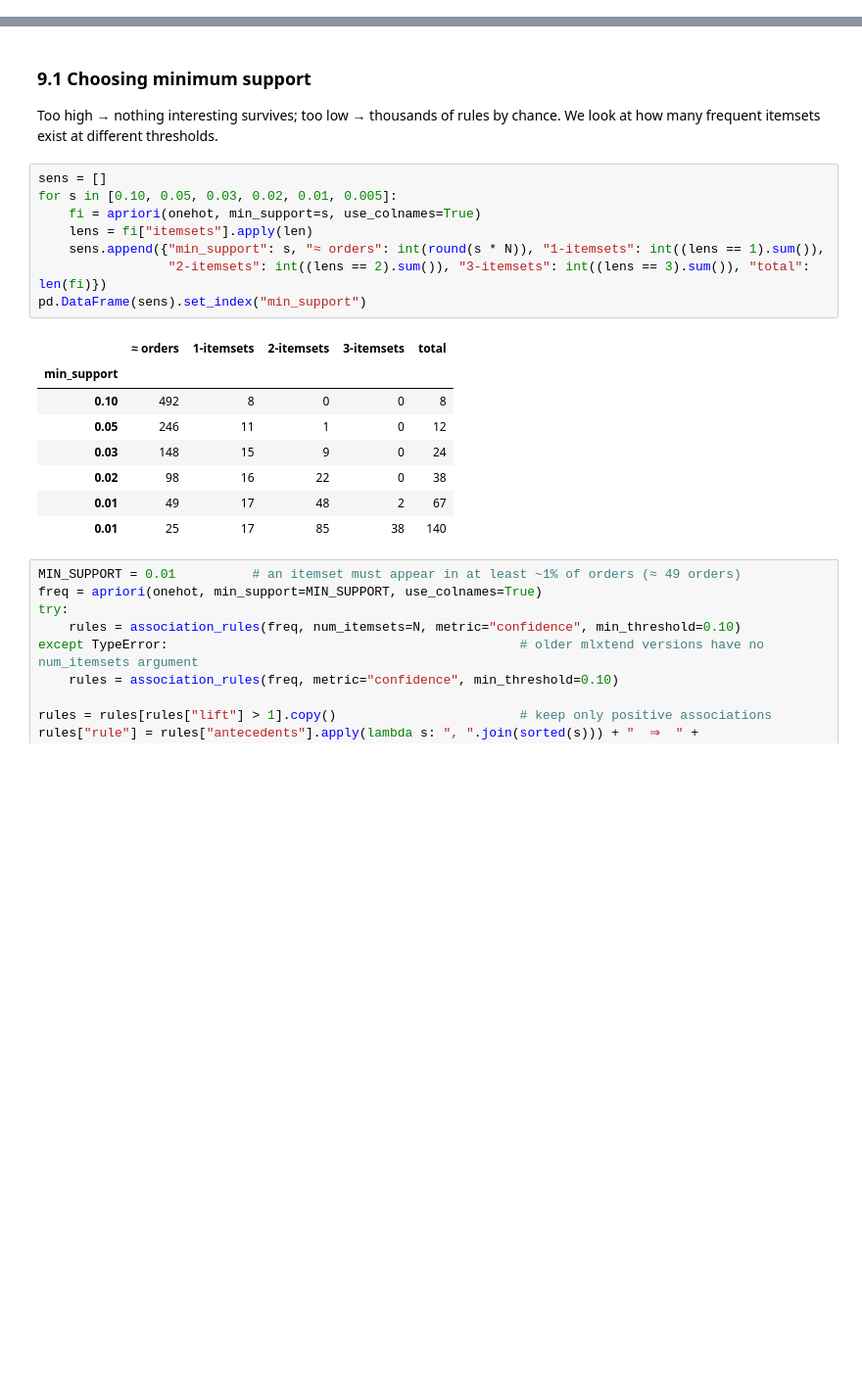
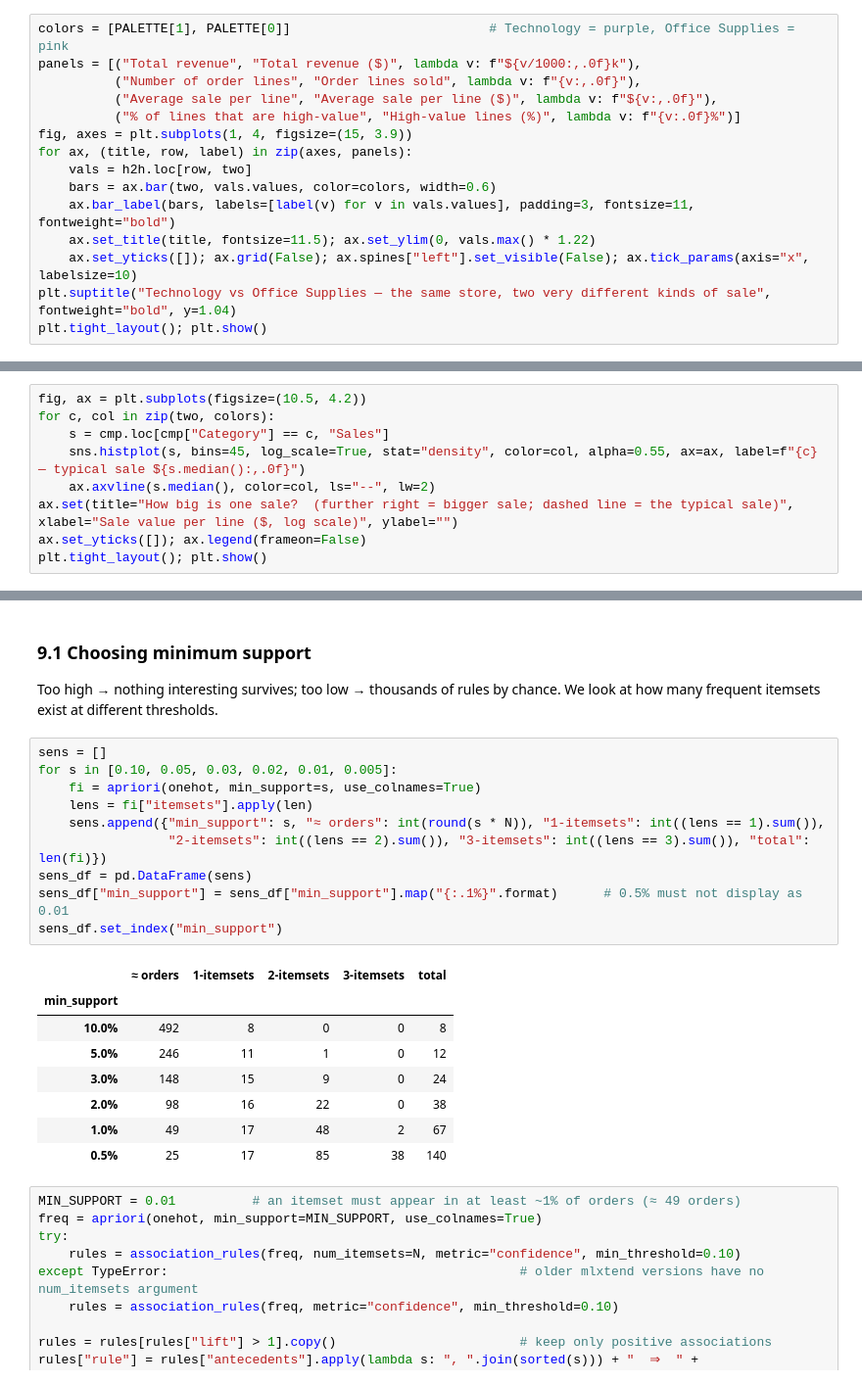
Before and after one commit to Abhishek222983101/sales-analytics-platform, a Jupyter notebook: dwm-project/DWM_Sales_Analytics.ipynb, the cells around one changed output, grey strips where cells are left out. Shown at 98% size. Saved outputs shown, nothing was run; the diff lists cells and outputs as text; blank space fills up the shorter version.

```diff
--- a/dwm-project/DWM_Sales_Analytics.ipynb
+++ b/dwm-project/DWM_Sales_Analytics.ipynb
@@ -1138,0 +1240,15 @@ print(f"6. Sale size depends on the product, not on timing or shipping (weak num
+# %%
+colors = [PALETTE[1], PALETTE[0]]                          # Technology = purple, Office Supplies = pink
+panels = [("Total revenue", "Total revenue ($)", lambda v: f"${v/1000:,.0f}k"),
+          ("Number of order lines", "Order lines sold", lambda v: f"{v:,.0f}"),
+          ("Average sale per line", "Average sale per line ($)", lambda v: f"${v:,.0f}"),
+          ("% of lines that are high-value", "High-value lines (%)", lambda v: f"{v:.0f}%")]
+fig, axes = plt.subplots(1, 4, figsize=(15, 3.9))
+for ax, (title, row, label) in zip(axes, panels):
+    vals = h2h.loc[row, two]
+    bars = ax.bar(two, vals.values, color=colors, width=0.6)
+    ax.bar_label(bars, labels=[label(v) for v in vals.values], padding=3, fontsize=11, fontweight="bold")
+    ax.set_title(title, fontsize=11.5); ax.set_ylim(0, vals.max() * 1.22)
+    ax.set_yticks([]); ax.grid(False); ax.spines["left"].set_visible(False); ax.tick_params(axis="x", labelsize=10)
+plt.suptitle("Technology vs Office Supplies — the same store, two very different kinds of sale", fontweight="bold", y=1.04)
+plt.tight_layout(); plt.show()
@@ -1138,0 +1257,9 @@ print(f"6. Sale size depends on the product, not on timing or shipping (weak num
+# %%
+fig, ax = plt.subplots(figsize=(10.5, 4.2))
+for c, col in zip(two, colors):
+    s = cmp.loc[cmp["Category"] == c, "Sales"]
+    sns.histplot(s, bins=45, log_scale=True, stat="density", color=col, alpha=0.55, ax=ax, label=f"{c} — typical sale ${s.median():,.0f}")
+    ax.axvline(s.median(), color=col, ls="--", lw=2)
+ax.set(title="How big is one sale?  (further right = bigger sale; dashed line = the typical sale)", xlabel="Sale value per line ($, log scale)", ylabel="")
+ax.set_yticks([]); ax.legend(frameon=False)
+plt.tight_layout(); plt.show()
@@ -1787,20 +2069,22 @@ Too high → nothing interesting survives; too low → thousands of rules by cha
 # %%
 sens = []
 for s in [0.10, 0.05, 0.03, 0.02, 0.01, 0.005]:
     fi = apriori(onehot, min_support=s, use_colnames=True)
     lens = fi["itemsets"].apply(len)
     sens.append({"min_support": s, "≈ orders": int(round(s * N)), "1-itemsets": int((lens == 1).sum()),
                  "2-itemsets": int((lens == 2).sum()), "3-itemsets": int((lens == 3).sum()), "total": len(fi)})
-pd.DataFrame(sens).set_index("min_support")
+sens_df = pd.DataFrame(sens)
+sens_df["min_support"] = sens_df["min_support"].map("{:.1%}".format)      # 0.5% must not display as 0.01
+sens_df.set_index("min_support")
 # %% [output]
 |  | ≈ orders | 1-itemsets | 2-itemsets | 3-itemsets | total |
 | min_support |  |  |  |  |  |
-| 0.10 | 492 | 8 | 0 | 0 | 8 |
-| 0.05 | 246 | 11 | 1 | 0 | 12 |
-| 0.03 | 148 | 15 | 9 | 0 | 24 |
-| 0.02 | 98 | 16 | 22 | 0 | 38 |
-| 0.01 | 49 | 17 | 48 | 2 | 67 |
-| 0.01 | 25 | 17 | 85 | 38 | 140 |
+| 10.0% | 492 | 8 | 0 | 0 | 8 |
+| 5.0% | 246 | 11 | 1 | 0 | 12 |
+| 3.0% | 148 | 15 | 9 | 0 | 24 |
+| 2.0% | 98 | 16 | 22 | 0 | 38 |
+| 1.0% | 49 | 17 | 48 | 2 | 67 |
+| 0.5% | 25 | 17 | 85 | 38 | 140 |
 # %%
 MIN_SUPPORT = 0.01          # an itemset must appear in at least ~1% of orders (≈ 49 orders)
 freq = apriori(onehot, min_support=MIN_SUPPORT, use_colnames=True)
```
Also changed, not shown: parts of 24 cells of this notebook, 6 other files.
